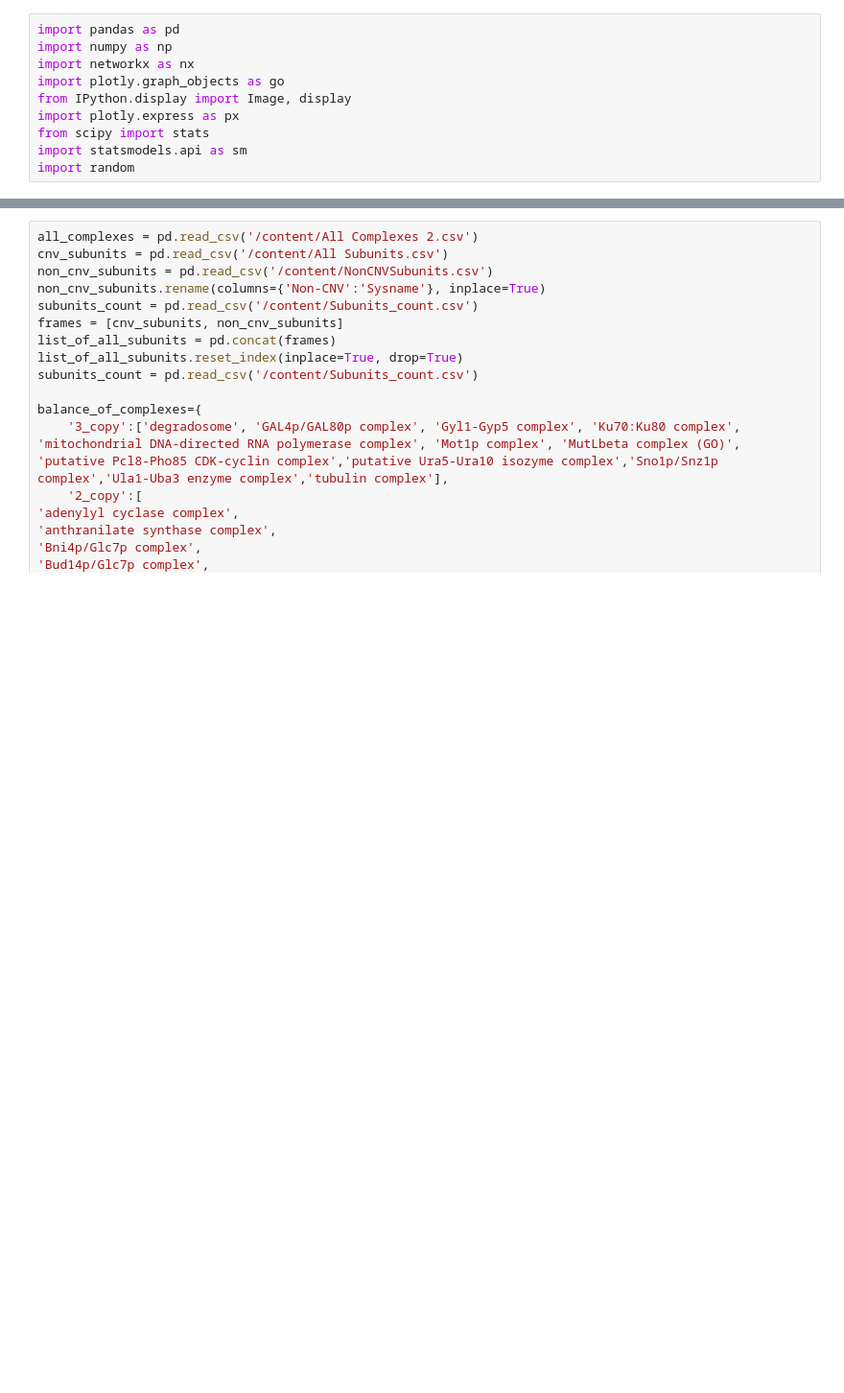
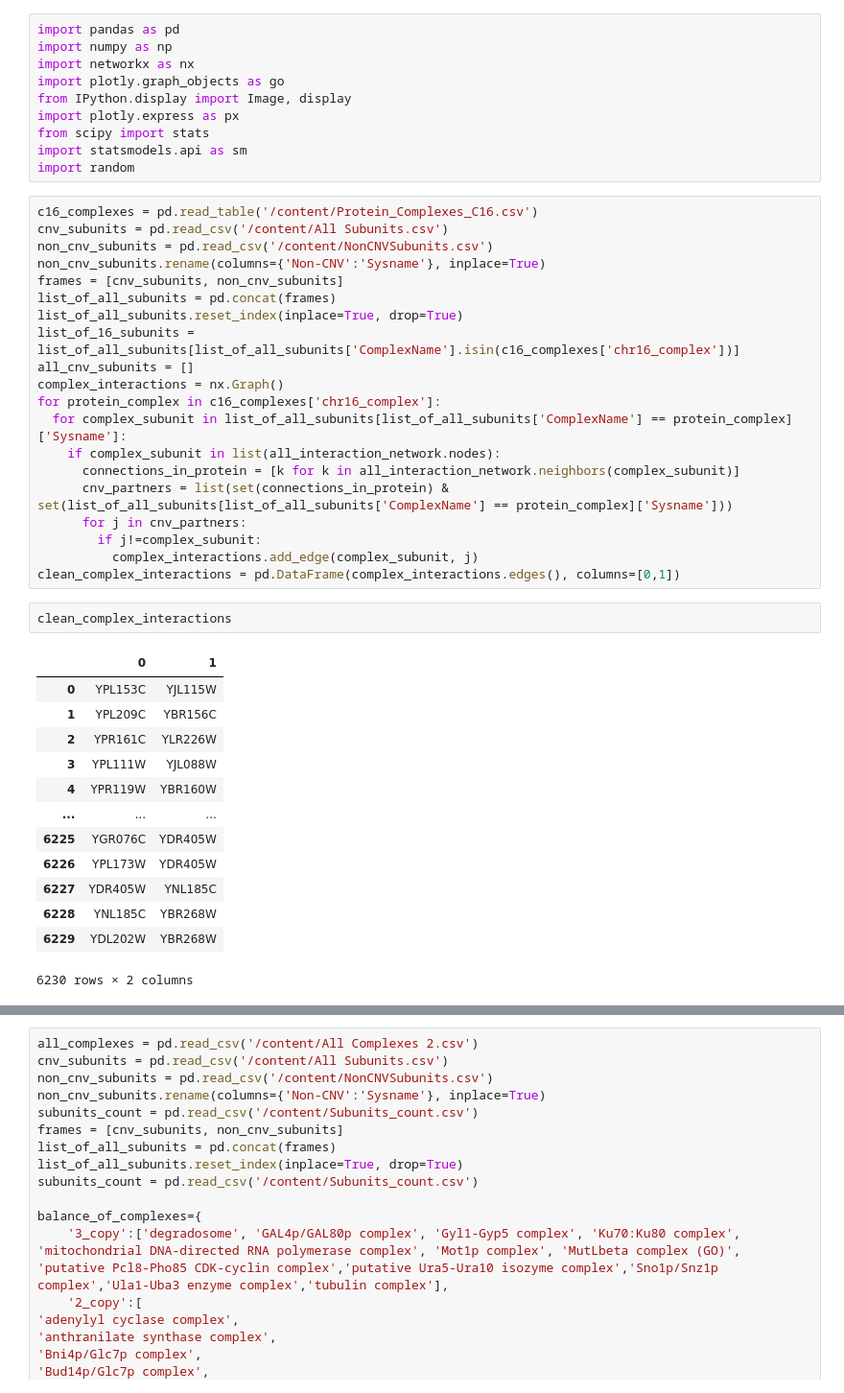
Before and after one commit to jaympatel481/RepLine-16-Analysis, a Jupyter notebook: Interactions.ipynb, the cells around one changed output, grey strips where cells are left out. Shown at 96% size. Cells and saved outputs as stored; diff of their text form; blank space fills up the shorter version.

```diff
--- a/Interactions.ipynb
+++ b/Interactions.ipynb
@@ -10,4 +10,40 @@ import plotly.express as px
 from scipy import stats
 import statsmodels.api as sm
 import random
+# %%
+c16_complexes = pd.read_table('/content/Protein_Complexes_C16.csv')
+cnv_subunits = pd.read_csv('/content/All Subunits.csv')
+non_cnv_subunits = pd.read_csv('/content/NonCNVSubunits.csv')
+non_cnv_subunits.rename(columns={'Non-CNV':'Sysname'}, inplace=True)
+frames = [cnv_subunits, non_cnv_subunits]
+list_of_all_subunits = pd.concat(frames)
+list_of_all_subunits.reset_index(inplace=True, drop=True)
+list_of_16_subunits = list_of_all_subunits[list_of_all_subunits['ComplexName'].isin(c16_complexes['chr16_complex'])]
+all_cnv_subunits = []
+complex_interactions = nx.Graph()
+for protein_complex in c16_complexes['chr16_complex']:
+  for complex_subunit in list_of_all_subunits[list_of_all_subunits['ComplexName'] == protein_complex]['Sysname']:
+    if complex_subunit in list(all_interaction_network.nodes):
+      connections_in_protein = [k for k in all_interaction_network.neighbors(complex_subunit)]
+      cnv_partners = list(set(connections_in_protein) & set(list_of_all_subunits[list_of_all_subunits['ComplexName'] == protein_complex]['Sysname']))
+      for j in cnv_partners:
+        if j!=complex_subunit:
+          complex_interactions.add_edge(complex_subunit, j)
+clean_complex_interactions = pd.DataFrame(complex_interactions.edges(), columns=[0,1])
+# %%
+clean_complex_interactions
+# %% [output]
+|  | 0 | 1 |
+| 0 | YPL153C | YJL115W |
+| 1 | YPL209C | YBR156C |
+| 2 | YPR161C | YLR226W |
+| 3 | YPL111W | YJL088W |
+| 4 | YPR119W | YBR160W |
+| ... | ... | ... |
+| 6225 | YGR076C | YDR405W |
+| 6226 | YPL173W | YDR405W |
+| 6227 | YDR405W | YNL185C |
+| 6228 | YNL185C | YBR268W |
+| 6229 | YDL202W | YBR268W |
+6230 rows × 2 columns
 # %%
```
Also changed, not shown: parts of 7 cells of this notebook.
